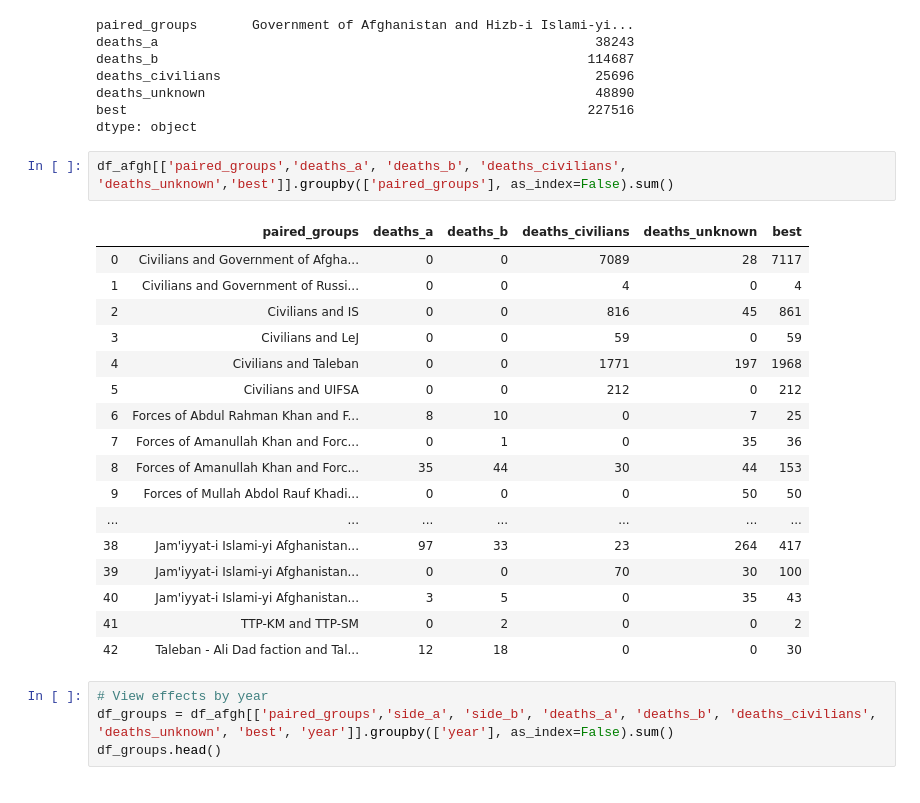
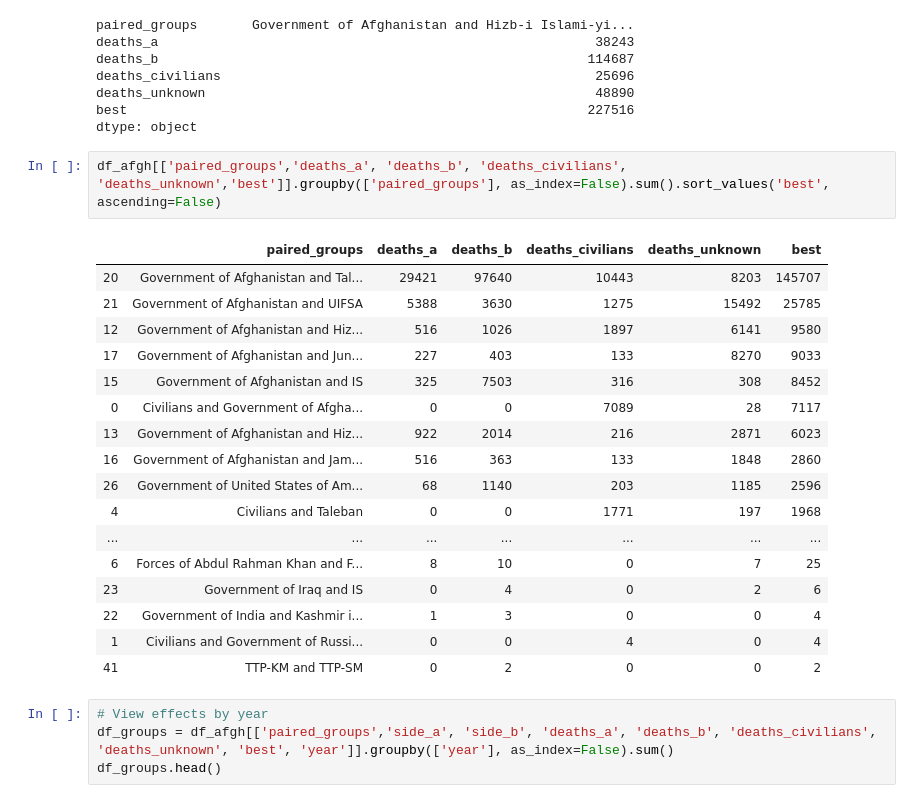
Before and after one commit to mmpatterson/civil-conflict, a Jupyter notebook: Afgh_conflicts_by_group.ipynb, the cells around one changed output. Saved outputs shown, nothing was run; the diff lists cells and outputs as text.

```diff
--- a/Afgh_conflicts_by_group.ipynb
+++ b/Afgh_conflicts_by_group.ipynb
@@ -239,25 +239,25 @@ deaths_unknown                                                  48890
 best                                                           227516
 dtype: object
 # %%
-df_afgh[['paired_groups','deaths_a', 'deaths_b', 'deaths_civilians', 'deaths_unknown','best']].groupby(['paired_groups'], as_index=False).sum()
+df_afgh[['paired_groups','deaths_a', 'deaths_b', 'deaths_civilians', 'deaths_unknown','best']].groupby(['paired_groups'], as_index=False).sum().sort_values('best', ascending=False)
 # %% [output]
 |  | paired_groups | deaths_a | deaths_b | deaths_civilians | deaths_unknown | best |
+| 20 | Government of Afghanistan and Tal... | 29421 | 97640 | 10443 | 8203 | 145707 |
+| 21 | Government of Afghanistan and UIFSA | 5388 | 3630 | 1275 | 15492 | 25785 |
+| 12 | Government of Afghanistan and Hiz... | 516 | 1026 | 1897 | 6141 | 9580 |
+| 17 | Government of Afghanistan and Jun... | 227 | 403 | 133 | 8270 | 9033 |
+| 15 | Government of Afghanistan and IS | 325 | 7503 | 316 | 308 | 8452 |
 | 0 | Civilians and Government of Afgha... | 0 | 0 | 7089 | 28 | 7117 |
+| 13 | Government of Afghanistan and Hiz... | 922 | 2014 | 216 | 2871 | 6023 |
+| 16 | Government of Afghanistan and Jam... | 516 | 363 | 133 | 1848 | 2860 |
+| 26 | Government of United States of Am... | 68 | 1140 | 203 | 1185 | 2596 |
+| 4 | Civilians and Taleban | 0 | 0 | 1771 | 197 | 1968 |
+| ... | ... | ... | ... | ... | ... | ... |
+| 6 | Forces of Abdul Rahman Khan and F... | 8 | 10 | 0 | 7 | 25 |
+| 23 | Government of Iraq and IS | 0 | 4 | 0 | 2 | 6 |
+| 22 | Government of India and Kashmir i... | 1 | 3 | 0 | 0 | 4 |
 | 1 | Civilians and Government of Russi... | 0 | 0 | 4 | 0 | 4 |
-| 2 | Civilians and IS | 0 | 0 | 816 | 45 | 861 |
-| 3 | Civilians and LeJ | 0 | 0 | 59 | 0 | 59 |
-| 4 | Civilians and Taleban | 0 | 0 | 1771 | 197 | 1968 |
-| 5 | Civilians and UIFSA | 0 | 0 | 212 | 0 | 212 |
-| 6 | Forces of Abdul Rahman Khan and F... | 8 | 10 | 0 | 7 | 25 |
-| 7 | Forces of Amanullah Khan and Forc... | 0 | 1 | 0 | 35 | 36 |
-| 8 | Forces of Amanullah Khan and Forc... | 35 | 44 | 30 | 44 | 153 |
-| 9 | Forces of Mullah Abdol Rauf Khadi... | 0 | 0 | 0 | 50 | 50 |
-| ... | ... | ... | ... | ... | ... | ... |
-| 38 | Jam'iyyat-i Islami-yi Afghanistan... | 97 | 33 | 23 | 264 | 417 |
-| 39 | Jam'iyyat-i Islami-yi Afghanistan... | 0 | 0 | 70 | 30 | 100 |
-| 40 | Jam'iyyat-i Islami-yi Afghanistan... | 3 | 5 | 0 | 35 | 43 |
 | 41 | TTP-KM and TTP-SM | 0 | 2 | 0 | 0 | 2 |
-| 42 | Taleban - Ali Dad faction and Tal... | 12 | 18 | 0 | 0 | 30 |
 # %%
 # View effects by year
 df_groups = df_afgh[['paired_groups','side_a', 'side_b', 'deaths_a', 'deaths_b', 'deaths_civilians', 'deaths_unknown', 'best', 'year']].groupby(['year'], as_index=False).sum()
```
Also changed, not shown: parts of 26 cells of this notebook, 6 other files.
